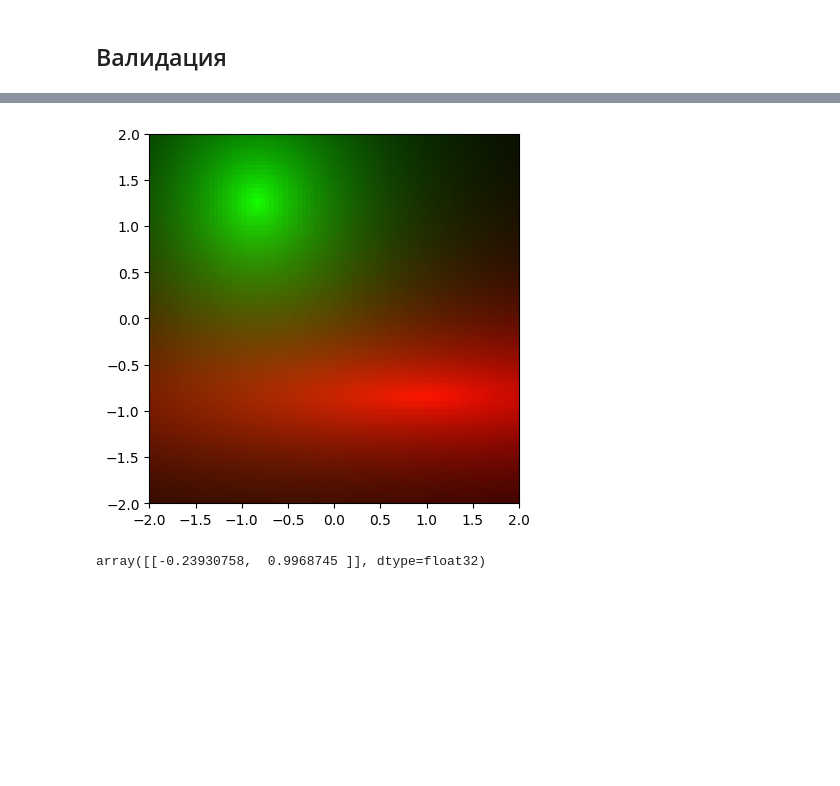
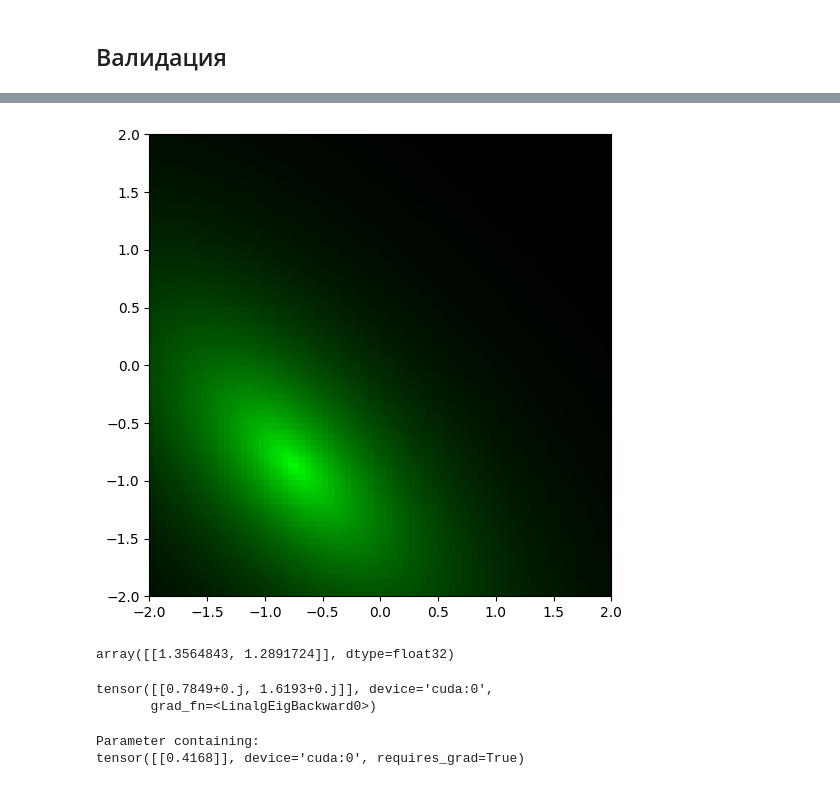
Before and after one commit to kenoma/pytorch-fuzzy, a Jupyter notebook: experiments_anomaly_detection_3.ipynb, the cells around one changed output, grey strips where cells are left out. Drawn from its saved outputs; the diff is of its cells as text; code cells hidden in the pictures; blank space fills up the shorter version.

```diff
--- a/experiments_anomaly_detection_3.ipynb
+++ b/experiments_anomaly_detection_3.ipynb
@@ -218,14 +218,14 @@ class Discriminator(nn.Module):
             #nn.Sigmoid()
         )
         self.latent_dim = 2
-        self.fuzzlets = 1
+        self.fuzzlets = 10
         self.real = nn.Sequential(
-            FuzzyLayer.from_dimensions(self.latent_dim, 1)
+            FuzzyLayer.from_dimensions(self.latent_dim, self.fuzzlets)
         )
         # self.fake = nn.Sequential(
         #     FuzzyLayer.from_dimensions(self.latent_dim, self.fuzzlets)
         # )
-        self.real[0].set_requires_grad_rot(False)
+        #self.real[0].set_requires_grad_rot(False)
         #self.fake[0].set_requires_grad_rot(False)
 
     def forward(self, input):
@@ -282,21 +282,22 @@ dd(inp)
 # %% [markdown]
 ## Train
 # %%
-optimizerD = torch.optim.Adam(netD.parameters(), lr=0.0002, betas=(0.5, 0.999))
-optimizerG = torch.optim.Adam(netG.parameters(), lr=0.0002, betas=(0.5, 0.999))
+optimizerD = torch.optim.Adam(netD.parameters(), lr=0.001, betas=(0.5, 0.999))
+optimizerG = torch.optim.Adam(netG.parameters(), lr=0.001, betas=(0.5, 0.999))
 
 fixed_noise = torch.randn(64, nz, 1, 1, device=device)
 # %%
 def criterionDReal(r, dr):
     #clamped = torch.clamp(predicted, 0.0, 0.2)
-    return torch.square(r - 1).mean() #+ torch.square(f).mean()#dr.mean() #torch.square(r - 1).mean()
+    return torch.square(r - 1).mean()#dr.mean() # #torch.square(r - 1).mean() #+ torch.square(f).mean()#dr.mean() #torch.square(r - 1).mean()
 
 def criterionDFake(r, dr):
     #clamped = torch.clamp(predicted, 0.2, 1.0)
     return torch.square(r).mean()  #df.mean() #torch.square(f - 1).mean()
 
 def criterionG(r, dr):
-    return dr.mean() #-cap_g.log().max()
+    cap_dr = torch.clamp(dr, 0, 0.2)
+    return torch.square(r - 1).mean() + ((cap_dr - 0.2).mean())#dr.mean() #-cap_g.log().max()
          #+ torch.square(predicted[:, fake_label] - 0.5).mean()#-torch.clamp(predicted, 0.0, 1.0).log().max()
 # %%
 def get_test_arate_distr(D):
@@ -371,20 +372,22 @@ for epoch in range(niter):
 
         #train with fake
         netD.zero_grad()
+
         noise = torch.randn(batch_size, nz, 1, 1, device=device)
         fake = netG(noise)
         pred_r, dists_r = netD(fake.detach())
         errD_fake = criterionDFake(pred_r, dists_r)
-        errD_fake.backward()
-        optimizerD.step()
+        #errD_fake.backward()
+        #optimizerD.step()
 
         # train with real
-        netD.zero_grad()
+        #netD.zero_grad()
         real_cpu = data[0].to(device)
         batch_size = real_cpu.size(0)
         pred_r, dists_r = netD(real_cpu)
         errD_real = criterionDReal(pred_r, dists_r)
-        errD_real.backward()
+
+        (errD_real + errD_fake).backward()
         optimizerD.step()
 
         errD = errD_real + errD_fake
@@ -457,19 +478,31 @@ with torch.no_grad():
 # %%
-f = lambda x: [[D.fake(torch.FloatTensor([a]).to(device)).max(1).values.detach().cpu().item(), D.real(torch.FloatTensor([a]).to(device)).max(1).values.detach().cpu().item(), 0] for a in x]
+cp = lambda x: D.real(torch.FloatTensor([x]).to(device)).max(1).values.detach().cpu().item()
+f = lambda x: [[0, cp(a), 0] for a in x]
 
-xy = np.mgrid[-2:2:0.05, -2:2:0.05].reshape(2,-1).T
+xy = np.mgrid[-2:2:80j, -2:2:80j].reshape(2,-1).T
 
 img = np.reshape(f(xy),(80,80,3))
-plt.imshow(np.rot90(img), extent=[-2,2,-2,2])
+plt.figure(figsize=(6, 6))
+plt.imshow(np.flip(img, 0), extent=[-2,2,-2,2])
 plt.show()
 # %% [output]
-[figure, old version]
+[figure, new version]
 # %%
 centroids_r = -D.real[0].centroids.squeeze(-1).cpu().detach().numpy()
-centroids_f = -D.fake[0].centroids.squeeze(-1).cpu().detach().numpy()
--centroids_f
+#centroids_f = -D.fake[0].centroids.squeeze(-1).cpu().detach().numpy()
+-centroids_r
 # %% [output]
-array([[-0.23930758,  0.9968745 ]], dtype=float32)
+array([[1.3564843, 1.2891724]], dtype=float32)
+# %%
+D.real[0].get_transformation_matrix_eigenvals()
+# %% [output]
+tensor([[0.7849+0.j, 1.6193+0.j]], device='cuda:0',
+       grad_fn=<LinalgEigBackward0>)
+# %%
+D.real[0].rots[0]
+# %% [output]
+Parameter containing:
+tensor([[0.4168]], device='cuda:0', requires_grad=True)
 # %%
 embedings_fake = []
 
```
Also changed, not shown: parts of 12 cells of this notebook, 1 other file.
